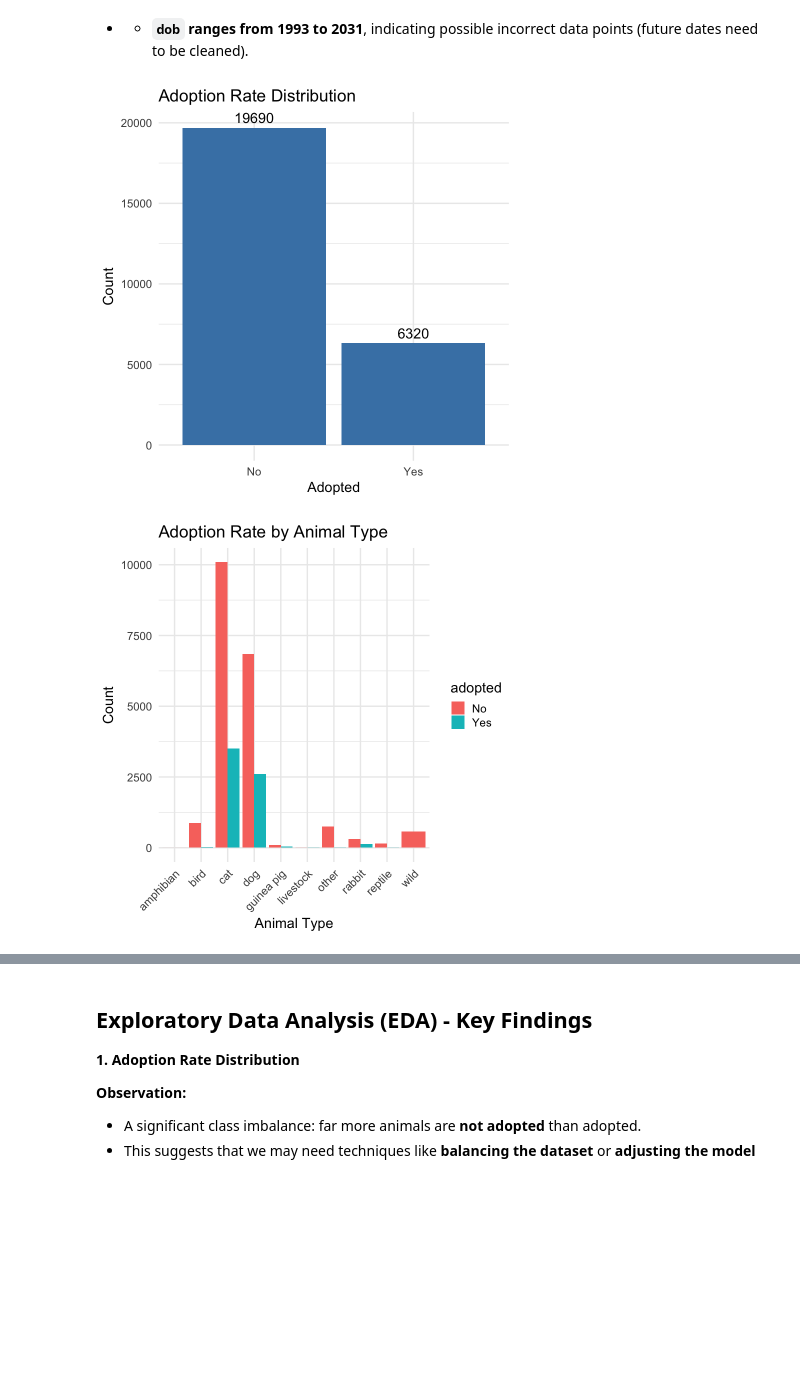
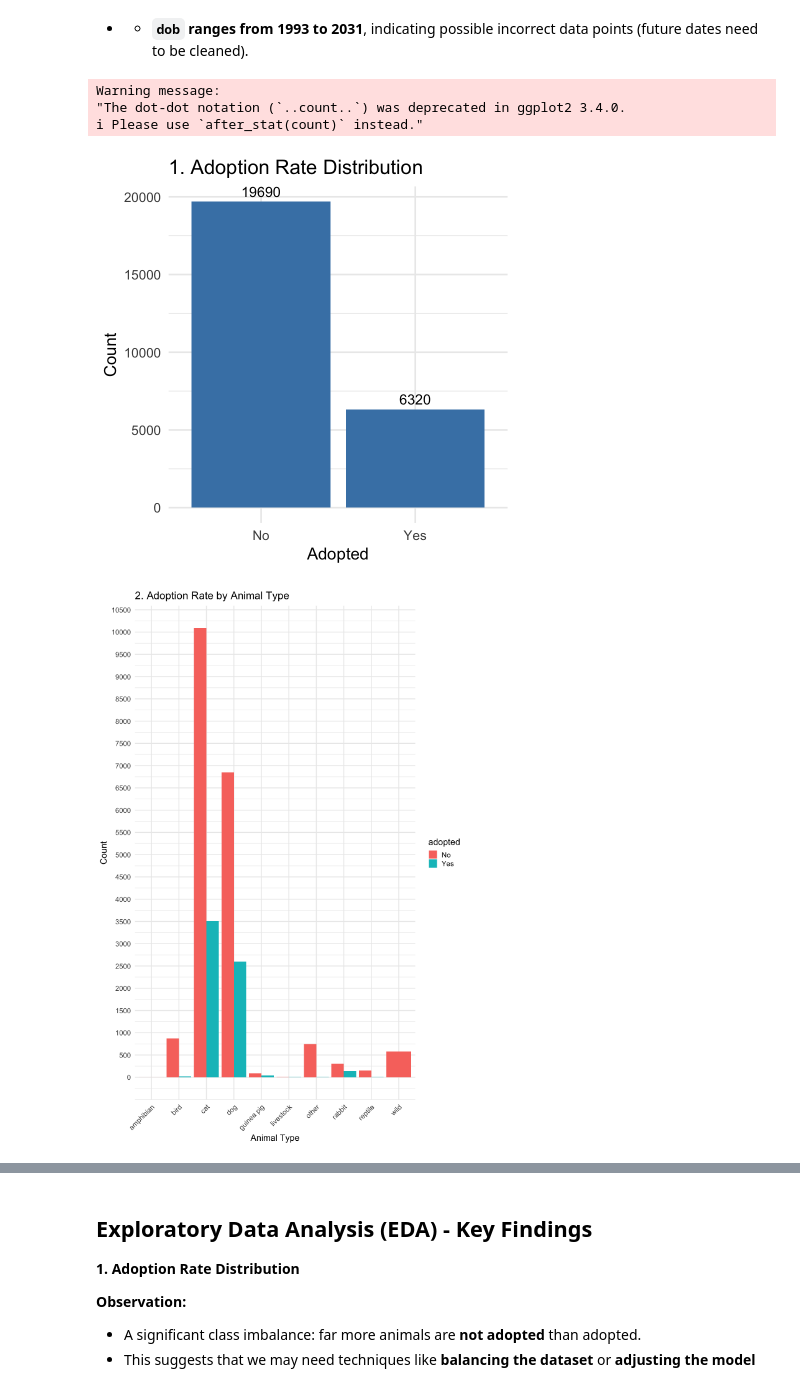
Before and after one commit to DSCI-310-2025/dsci-310-group-01, a Jupyter notebook: notebooks/animal_adoption_analysis.ipynb, the cells around one changed output, grey strips where cells are left out. Drawn from its saved outputs; the diff is of its cells as text; code cells hidden in the pictures; blank space fills up the shorter version.

```diff
--- a/notebooks/animal_adoption_analysis.ipynb
+++ b/notebooks/animal_adoption_analysis.ipynb
@@ -258,45 +258,58 @@ longbeach_cleaned <- longbeach_cleaned %>%
 # %%
 library(ggplot2)
 
+
 # 1️. Adoption Rate Distribution
+options(repr.plot.width = 7, repr.plot.height = 7)
 ggplot(longbeach_cleaned, aes(x = adopted)) +
   geom_bar(fill = "steelblue") +
   geom_text(stat='count', aes(label=..count..), vjust=-0.5, size=6) +
-  labs(title = "Adoption Rate Distribution", x = "Adopted", y = "Count") +
-  theme_minimal(base_size = 17)
+  labs(title = "1. Adoption Rate Distribution", x = "Adopted", y = "Count") +
+  theme_minimal(base_size = 20)
+
+
 
 # 2. Adoption Rate by Animal Type
+options(repr.plot.width = 10, repr.plot.height = 15)
 ggplot(longbeach_cleaned, aes(x = animal_type, fill = adopted)) +
   geom_bar(position = "dodge") +
-  labs(title = "Adoption Rate by Animal Type", x = "Animal Type", y = "Count") +
+  labs(title = "2. Adoption Rate by Animal Type", x = "Animal Type", y = "Count") +
   theme_minimal(base_size = 17) +
-  theme(axis.text.x = element_text(angle = 45, hjust = 1))
+  theme(axis.text.x = element_text(angle = 45, hjust = 1)) +
+  scale_y_continuous(breaks = seq(0, max(table(longbeach_cleaned$animal_type), na.rm = TRUE), by = 500))
 
 # 3. Age Distribution (Convert DOB to Age)
+options(repr.plot.width = 15, repr.plot.height = 10)
 longbeach_cleaned$age <- as.numeric(difftime(Sys.Date(), as.Date(longbeach_cleaned$dob, format="%Y-%m-%d"), units="days")) / 365
 # Convert Age to Integer
 longbeach_cleaned$age <- as.integer(longbeach_cleaned$age)
 
 ggplot(longbeach_cleaned, aes(x = age, fill = adopted)) +
   geom_histogram(bins = 30, alpha = 0.7, position = "identity", color = "black") +
-  labs(title = "Age Distribution of Adopted vs. Non-Adopted Animals", x = "Age (Years)", y = "Count") +
+  labs(title = "3. Age Distribution of Adopted vs. Non-Adopted Animals", x = "Age (Years)", y = "Count") +
   theme_minimal(base_size = 15)
 
 # 4. Adoption Rate by Intake Condition
+options(repr.plot.width = 16, repr.plot.height = 13)
 ggplot(longbeach_cleaned, aes(x = intake_condition, fill = adopted)) +
   geom_bar(position = "dodge") +
-  labs(title = "Adoption Rate by Intake Condition", x = "Intake Condition", y = "Count") +
-  theme_minimal(base_size = 17) +
-  theme(axis.text.x = element_text(angle = 45, hjust = 1))
+  labs(title = "4. Adoption Rate by Intake Condition", x = "Intake Condition", y = "Count") +
+  theme_minimal(base_size = 16) +
+  theme(axis.text.x = element_text(angle = 45, hjust = 1)) +
+  scale_y_continuous(breaks = seq(0, max(table(longbeach_cleaned$animal_type), na.rm = TRUE), by = 500))
+
 
 # 5. Monthly Adoption Trends
 longbeach_cleaned$month <- format(as.Date(longbeach_cleaned$outcome_date, format="%Y-%m-%d"), "%Y-%m")
-
+options(repr.plot.width = 25, repr.plot.height = 10)
 ggplot(longbeach_cleaned, aes(x = month, fill = adopted)) +
   geom_bar() +
-  labs(title = "Monthly Adoption Trends", x = "Month", y = "Count") +
+  labs(title = "5. Monthly Adoption Trends", x = "Month", y = "Count") +
   theme_minimal(base_size = 17) +
   theme(axis.text.x = element_text(angle = 90, hjust = 1))
 # %% [output]
+Warning message:
+"The dot-dot notation (`..count..`) was deprecated in ggplot2 3.4.0.
+i Please use `after_stat(count)` instead."
-[figure, old version]
+[figure, new version]
-[figure, old version]
+[figure, new version]
```
Also changed, not shown: parts of 3 cells of this notebook.
